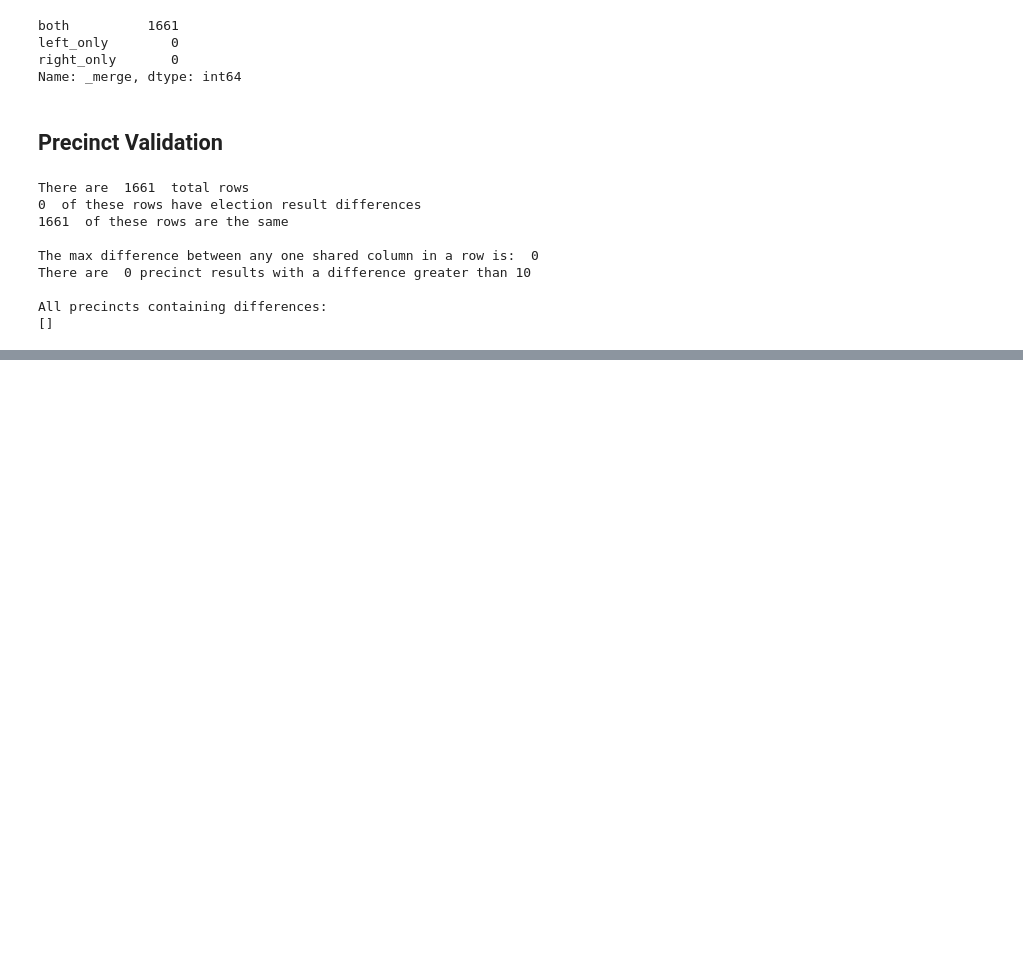
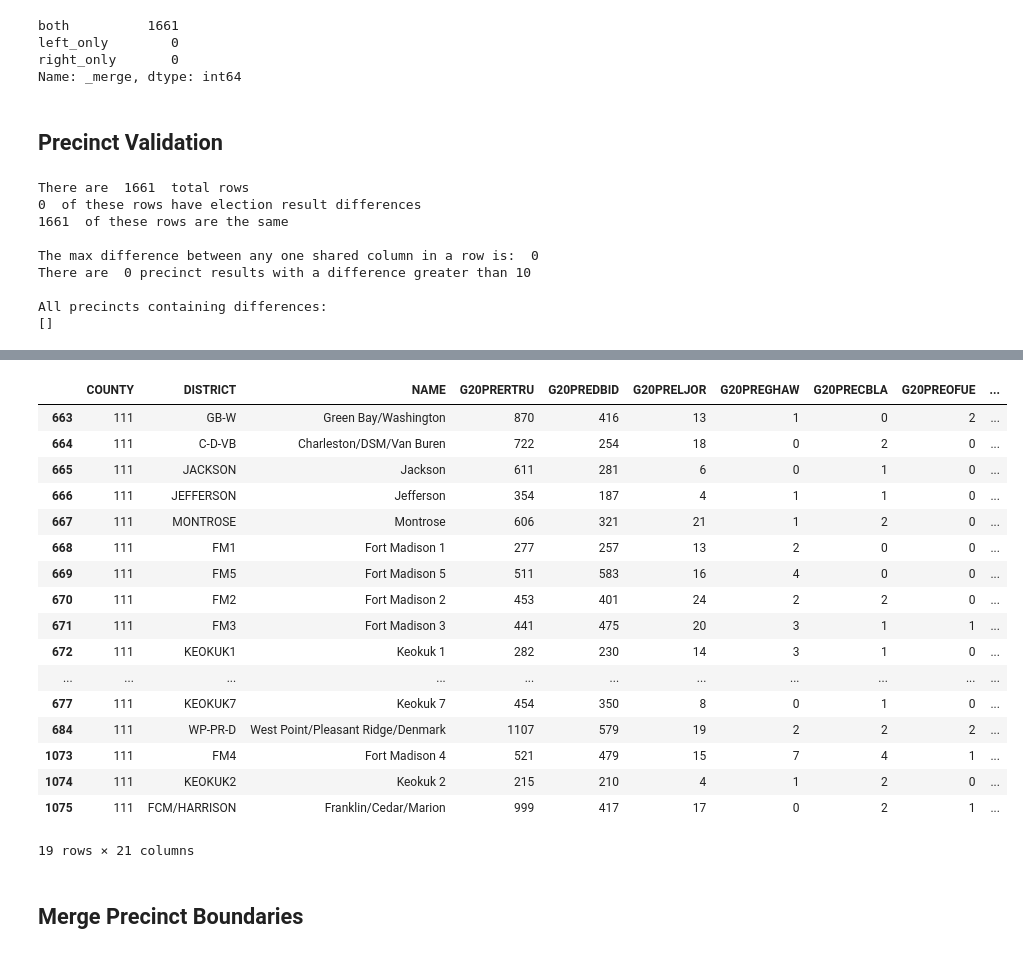
Before and after one commit to nonpartisan-redistricting-datahub/pdv-ia, a Jupyter notebook: vest-ia-2020/vest-ia-2020-validation.ipynb, the cells around one changed output, grey strips where cells are left out. Cells and saved outputs as stored; diff of their text form; code cells hidden in the pictures; blank space fills up the shorter version.

```diff
--- a/vest-ia-2020/vest-ia-2020-validation.ipynb
+++ b/vest-ia-2020/vest-ia-2020-validation.ipynb
@@ -9,6 +9,17 @@ from statistics import mean, median
 import string
 import math
 import re
+import warnings
+# import pygeos
+
+# A submodule of Maup (GerryChain) creates a conflict with pygeos. Disabling pygeos in geopandas to work around this.
+#
+# ImportError: GerryChain cannot use GeoPandas when PyGeos is enabled. Disable or uninstall PyGeos.
+# You can disable PyGeos in GeoPandas by setting `geopandas.options.use_pygeos = False` before
+# importing your shapefile.
+#
+gp.options.use_pygeos = False
+import maup
 
 from shapely.geometry import Polygon
 from shapely.ops import cascaded_union
@@ -487,0 +509,24 @@ sw_pcts_df
+# %%
+# VEST ELECTION RESULTS LOOKUP
+vest_ia_2020.loc[vest_ia_2020['COUNTY'] == '111']
+# %% [output]
+|  | COUNTY | DISTRICT | NAME | G20PRERTRU | G20PREDBID | G20PRELJOR | G20PREGHAW | G20PRECBLA | G20PREOFUE | ... |
+| 663 | 111 | GB-W | Green Bay/Washington | 870 | 416 | 13 | 1 | 0 | 2 | ... |
+| 664 | 111 | C-D-VB | Charleston/DSM/Van Buren | 722 | 254 | 18 | 0 | 2 | 0 | ... |
+| 665 | 111 | JACKSON | Jackson | 611 | 281 | 6 | 0 | 1 | 0 | ... |
+| 666 | 111 | JEFFERSON | Jefferson | 354 | 187 | 4 | 1 | 1 | 0 | ... |
+| 667 | 111 | MONTROSE | Montrose | 606 | 321 | 21 | 1 | 2 | 0 | ... |
+| 668 | 111 | FM1 | Fort Madison 1 | 277 | 257 | 13 | 2 | 0 | 0 | ... |
+| 669 | 111 | FM5 | Fort Madison 5 | 511 | 583 | 16 | 4 | 0 | 0 | ... |
+| 670 | 111 | FM2 | Fort Madison 2 | 453 | 401 | 24 | 2 | 2 | 0 | ... |
+| 671 | 111 | FM3 | Fort Madison 3 | 441 | 475 | 20 | 3 | 1 | 1 | ... |
+| 672 | 111 | KEOKUK1 | Keokuk 1 | 282 | 230 | 14 | 3 | 1 | 0 | ... |
+| ... | ... | ... | ... | ... | ... | ... | ... | ... | ... | ... |
+| 677 | 111 | KEOKUK7 | Keokuk 7 | 454 | 350 | 8 | 0 | 1 | 0 | ... |
+| 684 | 111 | WP-PR-D | West Point/Pleasant Ridge/Denmark | 1107 | 579 | 19 | 2 | 2 | 2 | ... |
+| 1073 | 111 | FM4 | Fort Madison 4 | 521 | 479 | 15 | 7 | 4 | 1 | ... |
+| 1074 | 111 | KEOKUK2 | Keokuk 2 | 215 | 210 | 4 | 1 | 2 | 0 | ... |
+| 1075 | 111 | FCM/HARRISON | Franklin/Cedar/Marion | 999 | 417 | 17 | 0 | 2 | 1 | ... |
+19 rows × 21 columns
+# %% [markdown]
+## Merge Precinct Boundaries
```
Also changed, not shown: parts of 44 cells of this notebook.
